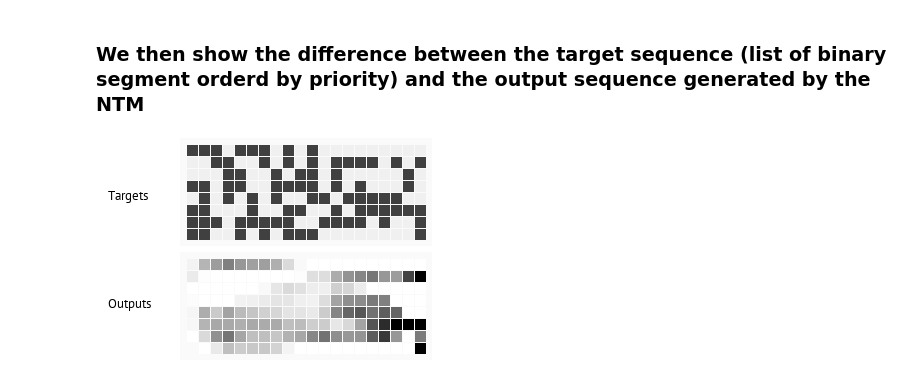
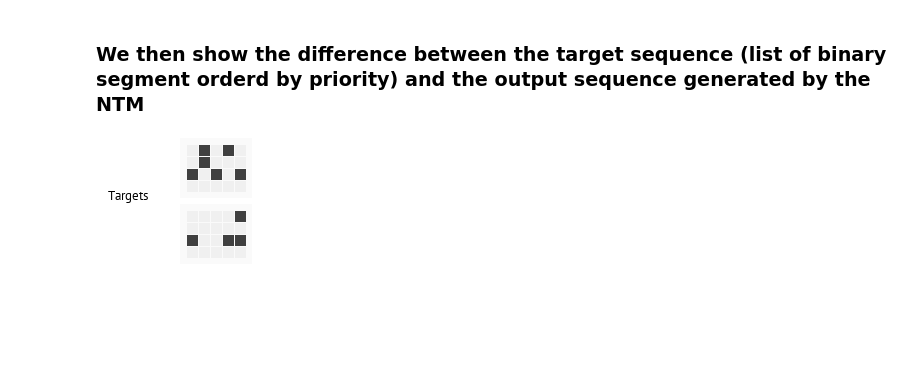
Before and after one commit to geektoni/pytorch-dnc-tests, a Jupyter notebook: priority_sort_task/priority-sort-task-plots.ipynb, the cells around one changed output. Cells and saved outputs as stored; diff of their text form; code cells hidden in the pictures; blank space fills up the shorter version.

Commit message:
Update the notebook with the final data.
* Fix image generation procedure;

```diff
--- a/priority_sort_task/priority-sort-task-plots.ipynb
+++ b/priority_sort_task/priority-sort-task-plots.ipynb
@@ -26,21 +30,27 @@ sys.path.append(os.path.abspath(os.getcwd() + "./../"))
 %matplotlib inline
 # %%
-files = glob("./checkpoints/standard_task/results_1_20_8_1_200000.json")
+base= "./checkpoints/results_augmented_task/"
+#base = "./checkpoints/results_original_task/"
+identifier = "_1_5_4_5_300000"
+#identifier = "_1_20_8_1_700000"
+files = glob(base+"results"+identifier+".json")
 files
 
 print(files)
 
 # Set up variables
-filename = files[0].replace(".json", "").replace("results_", "").replace("./checkpoints/standard_task/", "")
+filename = files[0].replace(base, "").replace(".json", "").replace("results_", "")
 vals = filename.split("_")
 
-batch_num = int(vals[4])
 batch_size = int(vals[0])
 sequence_length = int(vals[1])
 sequence_num_of_bits =int(vals[2])
 steps = int(vals[3])
+batch_num = int(vals[4])
 
 # Model dump name
-model_name = "./checkpoints/standard_task/model_{}.pth".format(filename)
+model_name = base+"step_{}.pth".format(filename)
 print(model_name)
+
+sigm = nn.Sigmoid()
 # %% [output]
@@ -141,7 +151,7 @@ from utils import generate_data
 # %%
 from dnc.dnc import DNC
 
-x, y = generate_data(1, sequence_length, sequence_num_of_bits+2, 1)
+x, y = generate_data(1, sequence_length, sequence_num_of_bits+2, steps=steps)
 
 rnn = DNC(input_size=sequence_num_of_bits+2,
         hidden_size=100,
@@ -216,25 +226,26 @@ def im_vconcat(im1, im2, pad=8):
 # %%
 def make_eval_plot(y, y_out, u=12):
     im_y = draw_sequence(y, u)
     im_y_out = draw_sequence(y_out, u)
     im = im_vconcat(im_y, im_y_out, u//2)
 
     w, h = im.size
     pad_w = u * 7
     im2 = Image.new('L', (w+pad_w, h), color=255)
     im2.paste(im, (pad_w, 0))
 
     # Add text
     font = ImageFont.truetype("./fonts/PT_Sans-Web-Regular.ttf", 13)
     draw = ImageDraw.ImageDraw(im2)
     draw.text((u,4*u), "Targets", font=font)
     draw.text((u,13*u), "Outputs", font=font)
 
     return im2
 
 # TODO: remove slicing of y_out when new data are
 # supplied (since we changed the generate_data procedure).
-im3 = make_eval_plot(y, y_out)
+y_final = T.from_numpy(binarize_matrix(sigm(y_out).data.cpu().numpy()))
+im3 = make_eval_plot(y, y_final)
 IPythonImage(im_to_png_bytes(im3))
 # %% [output]
-[figure, old version]
+[figure, new version]
```
Also changed, not shown: parts of 9 cells of this notebook, 4 other files.
